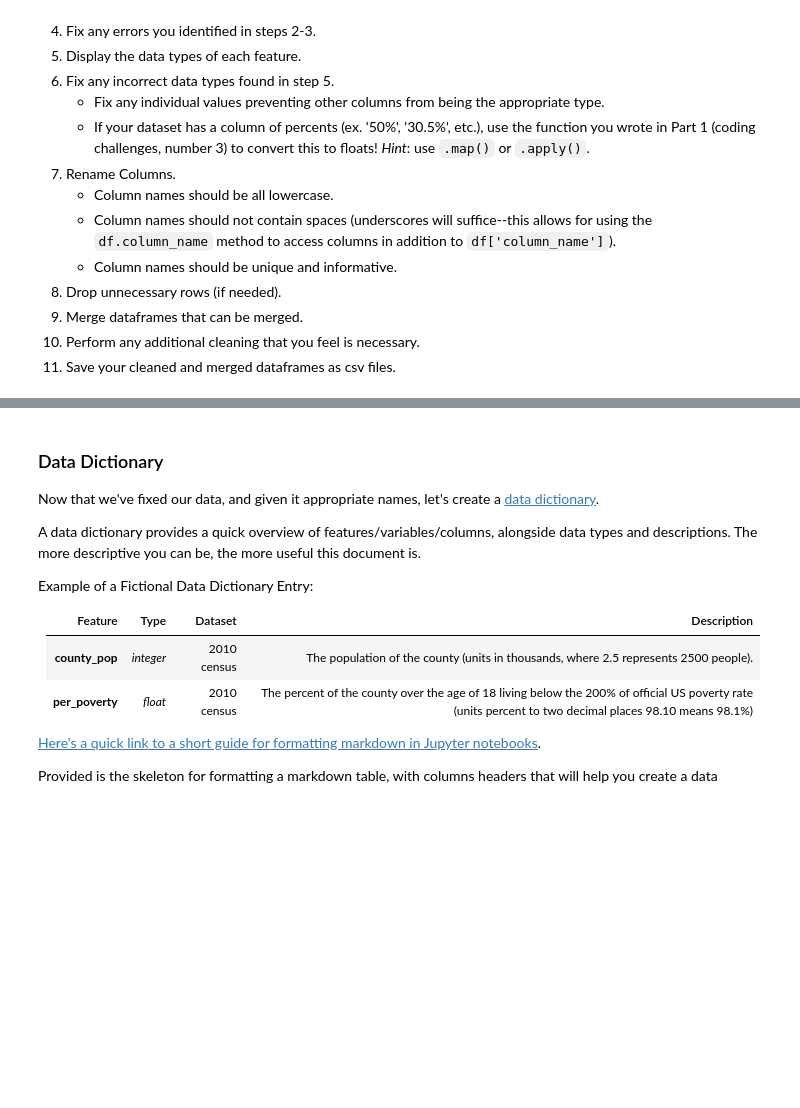
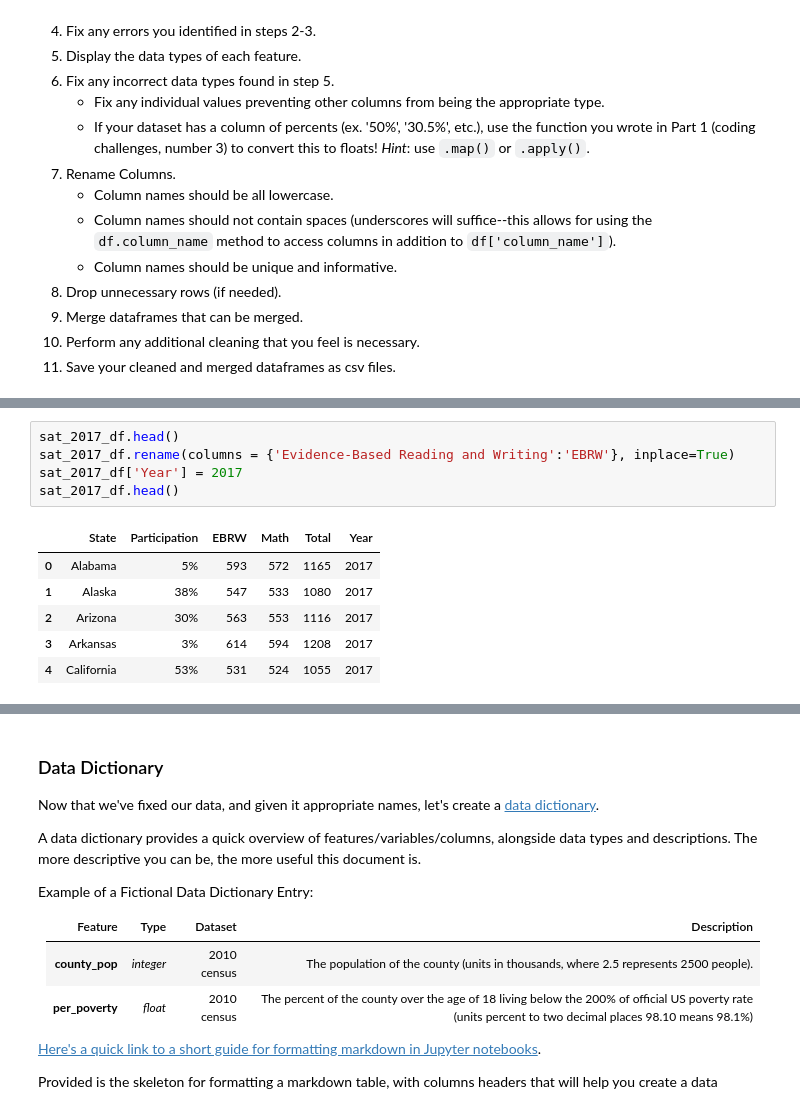
Before and after one commit to Marrrta/SAT_vs_ACT, a Jupyter notebook: code/Project_1_Marta_Lew.ipynb, the cells around one changed output, grey strips where cells are left out. Cells and saved outputs as stored; diff of their text form; blank space fills up the shorter version.

```diff
--- a/code/Project_1_Marta_Lew.ipynb
+++ b/code/Project_1_Marta_Lew.ipynb
@@ -203,0 +276,12 @@ sat_2018_df.head(5)
+# %%
+sat_2017_df.head()
+sat_2017_df.rename(columns = {'Evidence-Based Reading and Writing':'EBRW'}, inplace=True)
+sat_2017_df['Year'] = 2017
+sat_2017_df.head()
+# %% [output]
+|  | State | Participation | EBRW | Math | Total | Year |
+| 0 | Alabama | 5% | 593 | 572 | 1165 | 2017 |
+| 1 | Alaska | 38% | 547 | 533 | 1080 | 2017 |
+| 2 | Arizona | 30% | 563 | 553 | 1116 | 2017 |
+| 3 | Arkansas | 3% | 614 | 594 | 1208 | 2017 |
+| 4 | California | 53% | 531 | 524 | 1055 | 2017 |
```
Also changed, not shown: parts of 23 cells of this notebook, 1 other file.
